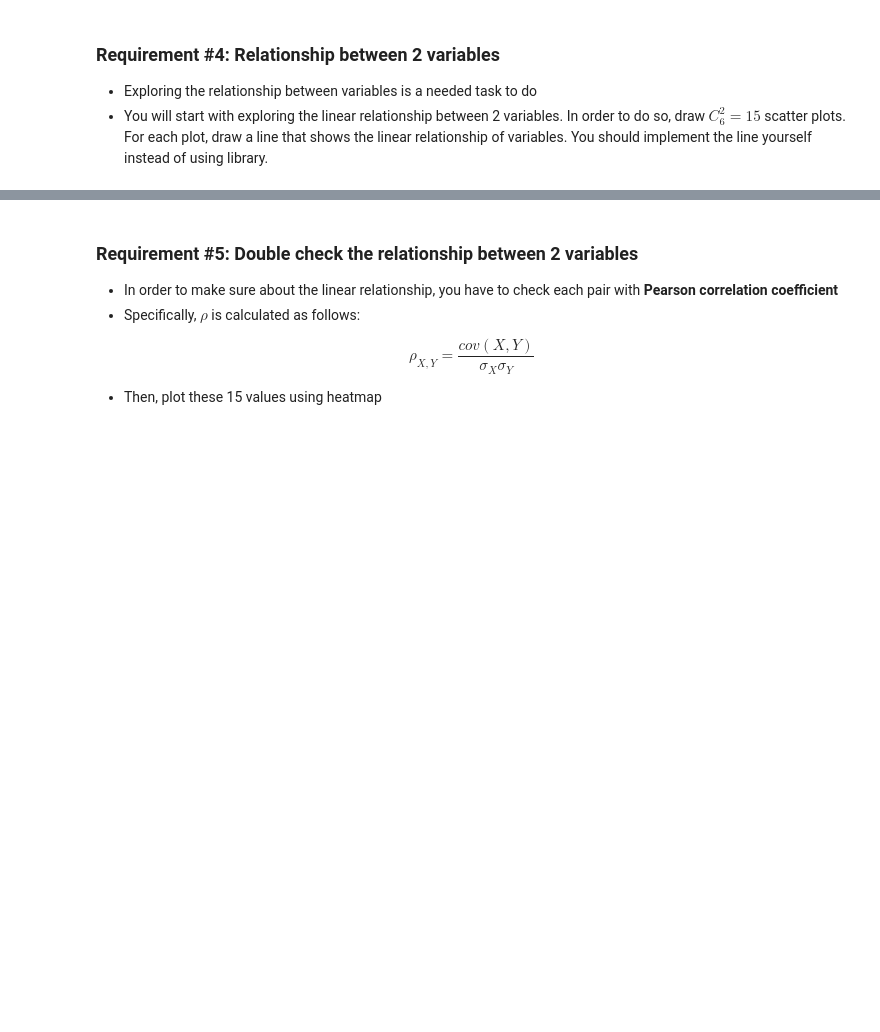
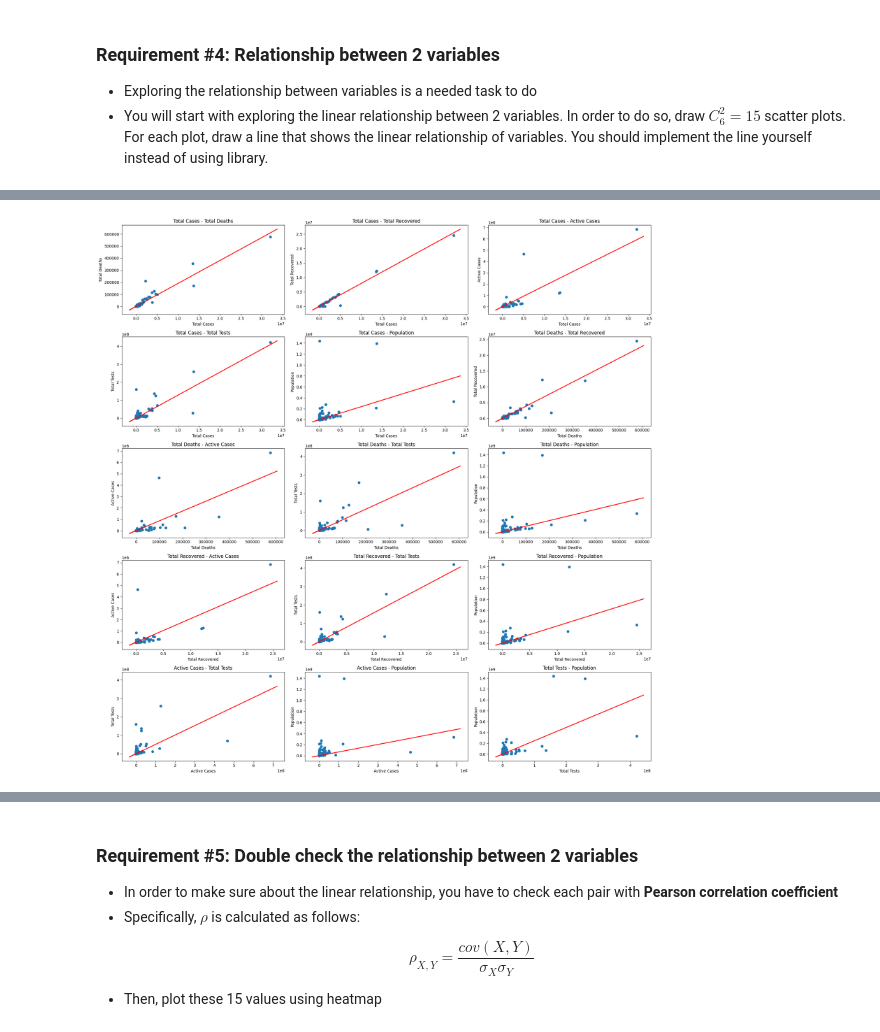
Before and after one commit to khanhnhan1512/Lab-3, a Jupyter notebook: 21127657.ipynb, the cells around one changed output, grey strips where cells are left out. Cells and saved outputs as stored; diff of their text form; code cells hidden in the pictures; blank space fills up the shorter version.

```diff
--- a/21127657.ipynb
+++ b/21127657.ipynb
@@ -389,0 +397,36 @@ raise NotImplementedError('not implemented')
+# %%
+class OLSLinearRegression:
+    def fit(self, X, y):
+        X_pinv = np.linalg.inv(X.T @ X) @ X.T
+        self.w = X_pinv @ y
+
+        return self
+
+    def predict(self, X):
+        return np.sum(self.w.ravel() * X, axis=1)
+# %%
+# TODO: scatter stuff
+all_features = df.columns[1:].to_list()
+
+fig, axes = plt.subplots(5, 3, figsize=(20, 20))
+index = 0
+for i in range(len(all_features) - 1):
+    for j in range(i+1, len(all_features)):
+        axes[index//3, index%3].scatter(df[all_features[i]], df[all_features[j]])
+        axes[index//3, index%3].set_title(f"{all_features[i]} - {all_features[j]}")
+        axes[index//3, index%3].set_xlabel(all_features[i])
+        axes[index//3, index%3].set_ylabel(all_features[j])
+
+        x = df[all_features[i]].values.reshape(-1, 1)
+        y = df[all_features[j]].values.reshape(-1, 1)
+        lin_reg = OLSLinearRegression().fit(x, y)
+        x_temp = np.linspace(x.min(), axes[index//3, index%3].get_xlim(), 100).reshape(-1, 1)
+        y_temp = lin_reg.predict(x_temp)
+        axes[index//3, index%3].plot(x_temp, y_temp, color='red', linewidth=2)
+
+        index += 1
+# display
+plt.tight_layout()
+plt.show()
+# %% [output]
+[figure, added]
```
Also changed, not shown: parts of 4 cells of this notebook.
